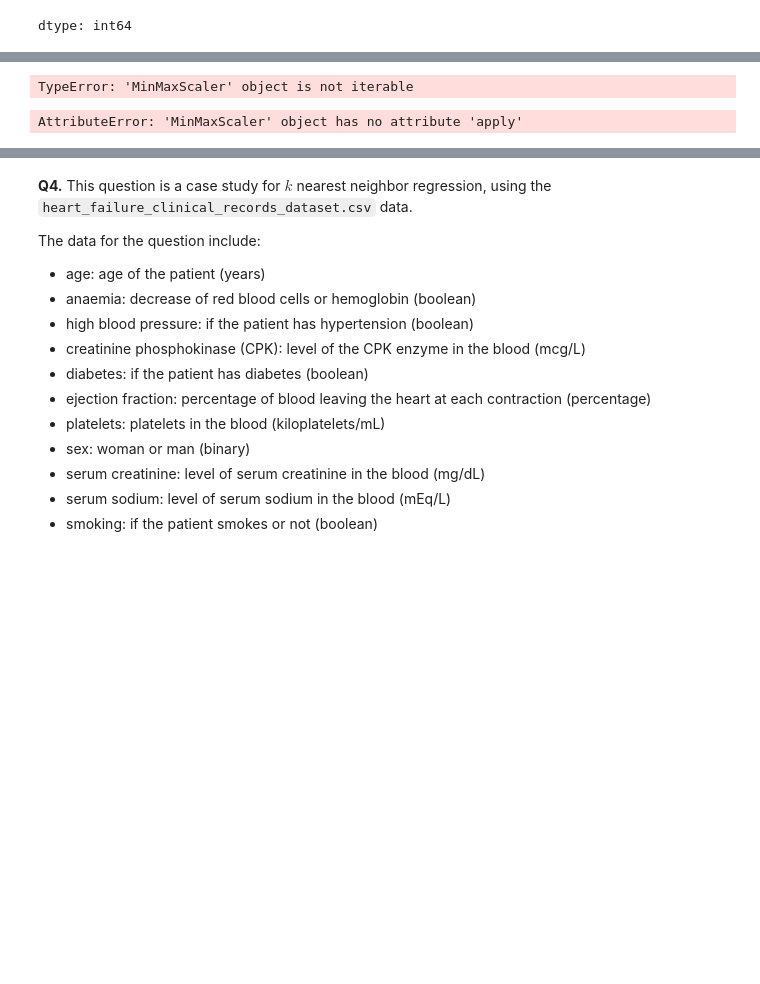
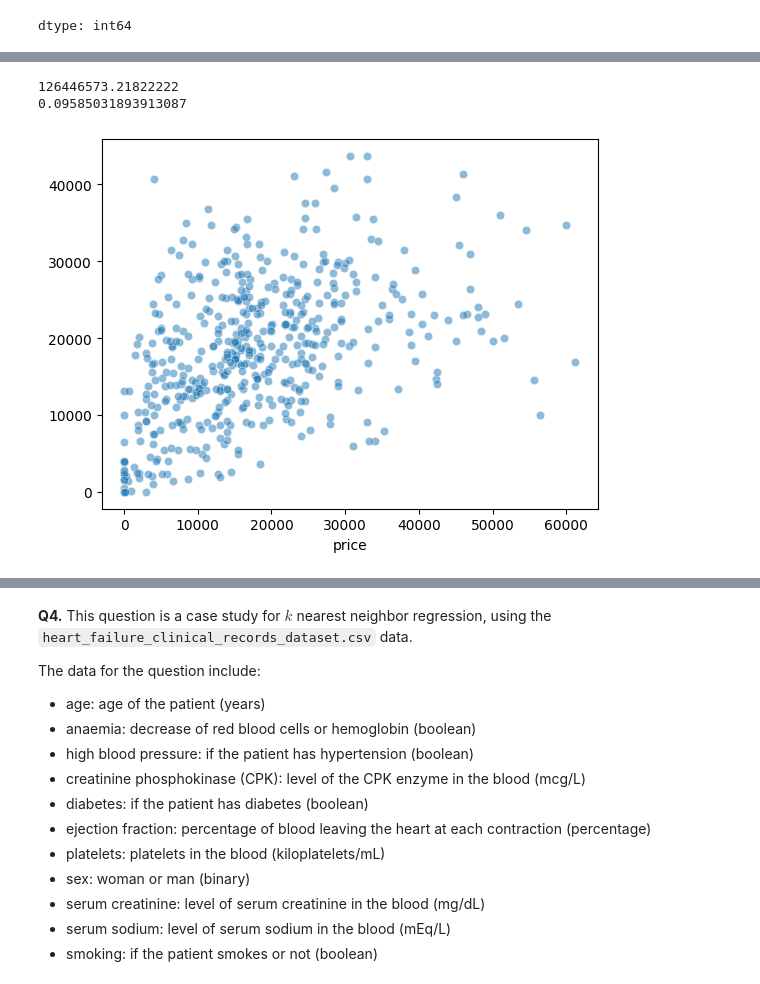
Before and after one commit to AngelikaBaloy/undergrad_ml_assignments, a Jupyter notebook: 02_assignment_knn.ipynb, the cells around one changed output, grey strips where cells are left out. Drawn from its saved outputs; the diff is of its cells as text; code cells hidden in the pictures; blank space fills up the shorter version.

```diff
--- a/02_assignment_knn.ipynb
+++ b/02_assignment_knn.ipynb
@@ -224,11 +232,32 @@ IndexingError: Too many indexers
-# %%
-cars_df['year'] = maxmin(cars_df['year'])
-cars_df['mileage'] = maxmin(cars_df['mileage'])
-# %% [output]
-TypeError: 'MinMaxScaler' object is not iterable
-# %%
-cars_df['year'] = cars_df['year'].apply(maxmin)
-cars_df['mileage'] = cars_df['mileage'].apply(maxmin)
-cars_df.head()
-# %% [output]
-AttributeError: 'MinMaxScaler' object has no attribute 'apply'
+# %%
+# 3 ) .8/.2 train-test
+
+vars = ['year', 'mileage']
+y = cars_df['price']
+
+x = cars_df.loc[:, vars]
+
+x_train, x_test, y_train, y_test = train_test_split(x, y, test_size=.2, random_state=100)
+# %%
+# 4 ) kNN k=3
+
+model = KNeighborsRegressor(n_neighbors= 3)
+model = model.fit(x_train, y_train)
+y_hat = model.predict(x_test)
+cars3 = model.score(x_test, y_test)
+
+sns.scatterplot(x=y_test, y=y_hat, alpha=.5)
+
+# mse
+def mse(y_test,y_hat):
+    mse = np.sum( (y_test - y_hat) ** 2 )/len(y_test)
+    return mse
+
+print(mse(y_test, y_hat))
+
+
+print(cars3)
+# %% [output]
+126446573.21822222
+0.09585031893913087
+[figure, added]
```
Also changed, not shown: parts of 20 cells of this notebook.
